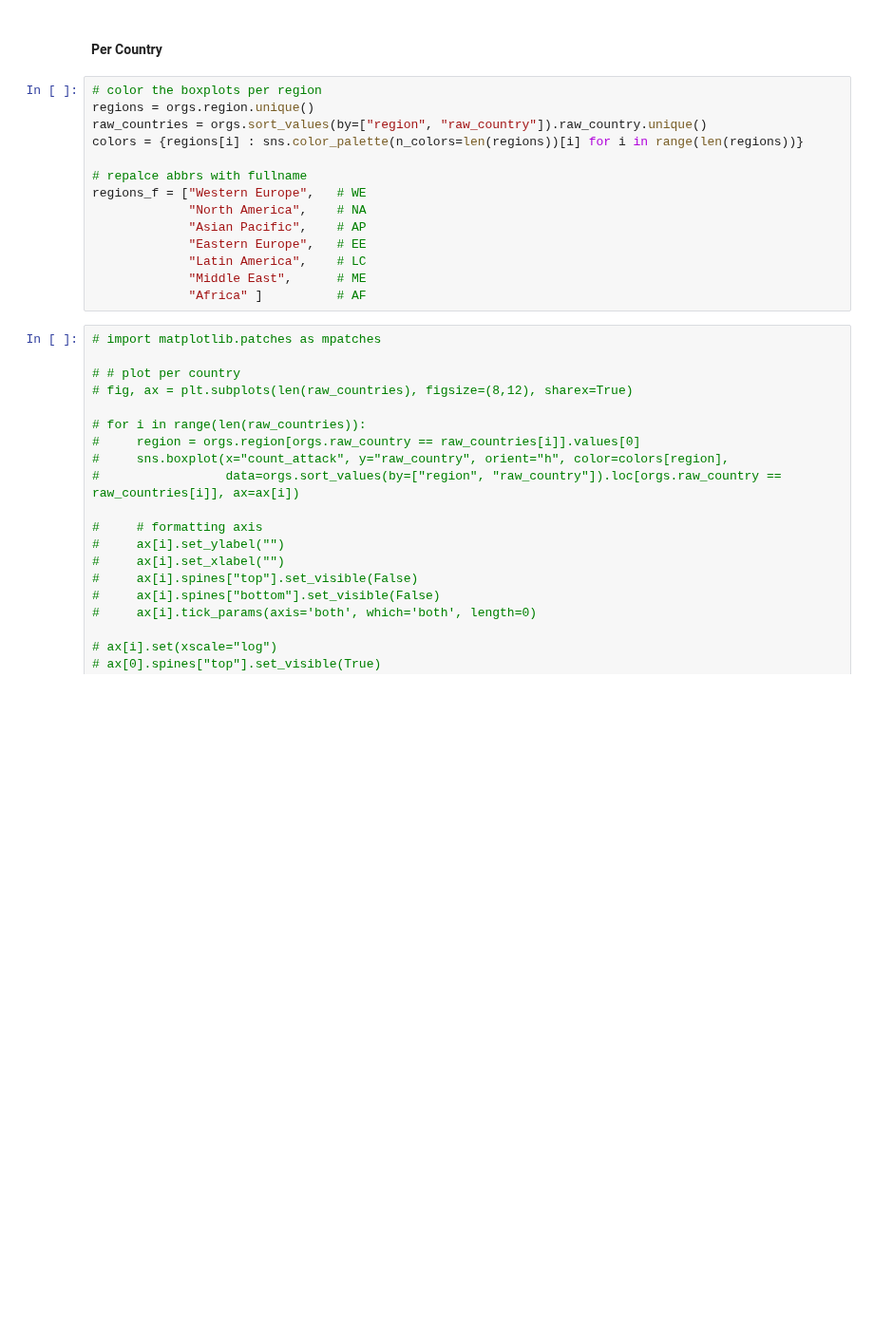
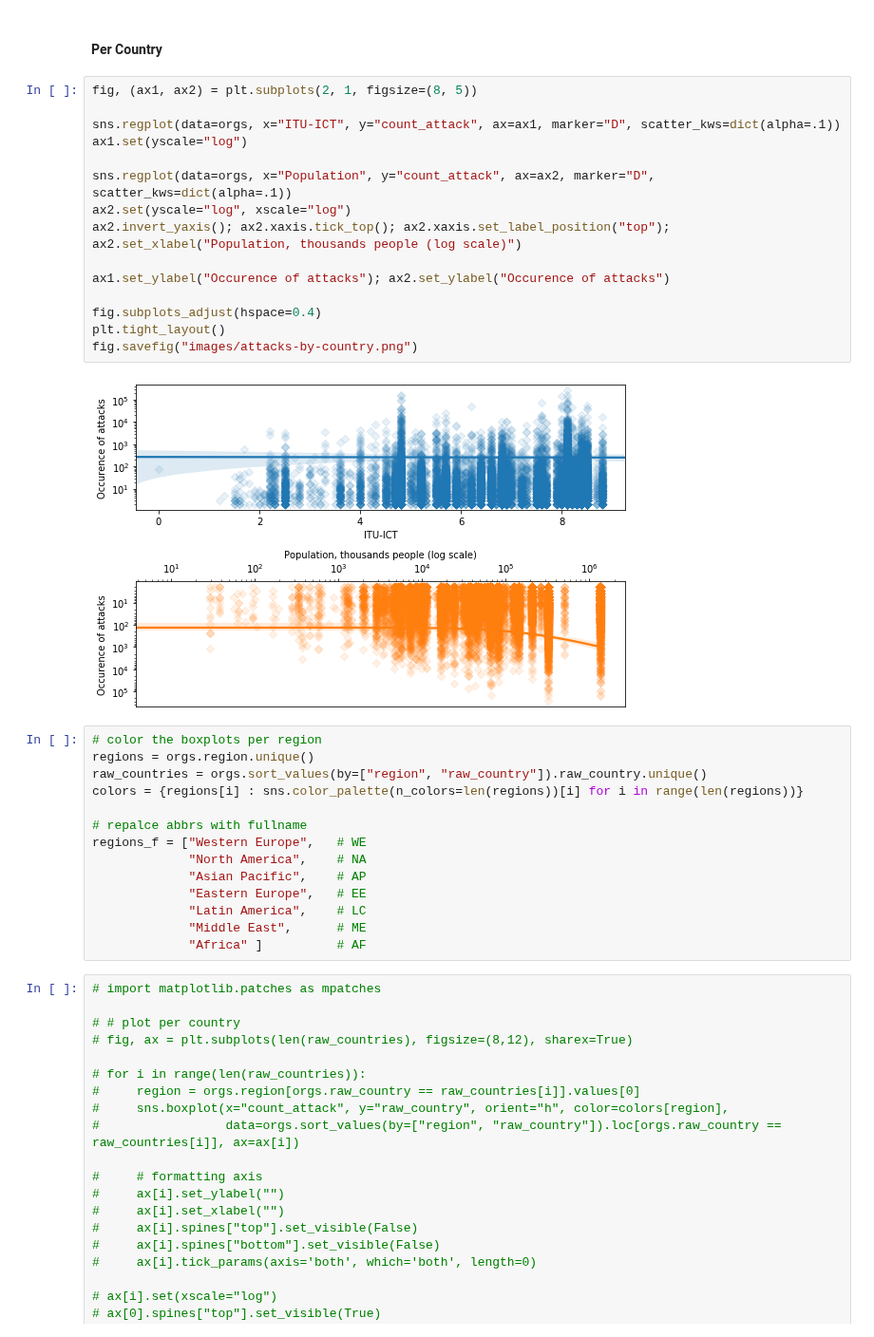
Before and after one commit to WKSu/WM0824TU-economics-of-cybersecurity-DDoS, a Jupyter notebook: block4-SecurityEconomics/hosting-provider-org.ipynb, the cells around one changed output. Shown at 95% size. Cells and saved outputs as stored; diff of their text form; blank space fills up the shorter version.

```diff
--- a/block4-SecurityEconomics/hosting-provider-org.ipynb
+++ b/block4-SecurityEconomics/hosting-provider-org.ipynb
@@ -243,5 +263,22 @@ fig.savefig("images/attacks-by-victim-type.png")
 # %% [markdown]
 #### Per Country
+# %%
+fig, (ax1, ax2) = plt.subplots(2, 1, figsize=(8, 5))
+
+sns.regplot(data=orgs, x="ITU-ICT", y="count_attack", ax=ax1, marker="D", scatter_kws=dict(alpha=.1))
+ax1.set(yscale="log")
+
+sns.regplot(data=orgs, x="Population", y="count_attack", ax=ax2, marker="D", scatter_kws=dict(alpha=.1))
+ax2.set(yscale="log", xscale="log")
+ax2.invert_yaxis(); ax2.xaxis.tick_top(); ax2.xaxis.set_label_position("top"); ax2.set_xlabel("Population, thousands people (log scale)")
+
+ax1.set_ylabel("Occurence of attacks"); ax2.set_ylabel("Occurence of attacks")
+
+fig.subplots_adjust(hspace=0.4)
+plt.tight_layout()
+fig.savefig("images/attacks-by-country.png")
+# %% [output]
+[figure, added]
 # %%
 # color the boxplots per region
 regions = orgs.region.unique()
```
Also changed, not shown: parts of 13 cells of this notebook.
